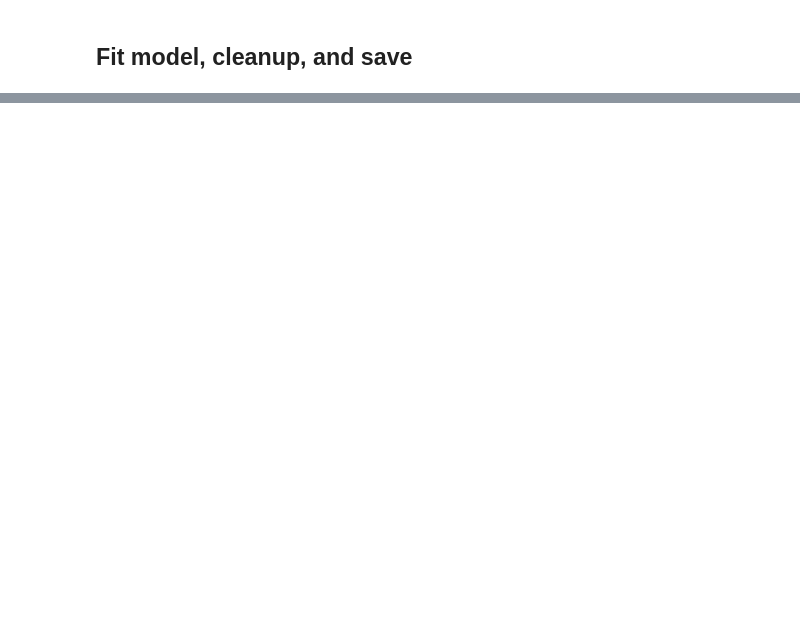
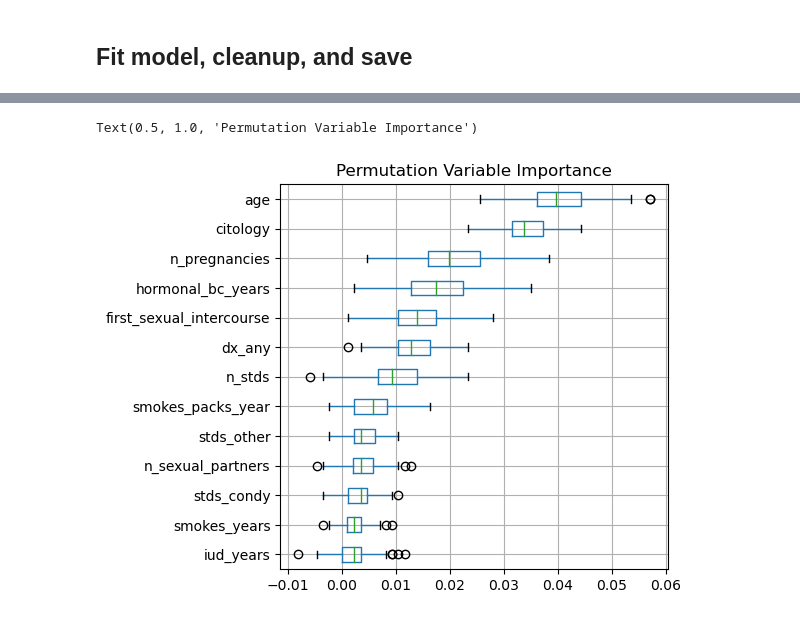
Before and after one commit to jmniehaus/cervical_cancer, a Jupyter notebook: cervical.ipynb, the cells around one changed output, grey strips where cells are left out. Drawn from its saved outputs; the diff is of its cells as text; code cells hidden in the pictures; blank space fills up the shorter version.

```diff
--- a/cervical.ipynb
+++ b/cervical.ipynb
@@ -408,0 +626,6 @@ save_obj(nested_scores, "/home/john/gdrive/github/cervical_cancer/rcv.pkl")
+# %%
+best_parms = [est.best_params_ for est in res["estimator"]]
+best_inner_scores = [est.best_score_ for est in res["estimator"]]
+best_rate = [parms["classifier__learning_rate"] for parms in best_parms]
+best_parms_7 = [parms for parms in best_parms if len(parms) == 7]
+best_parms_10 = [parms for parms in best_parms if len(parms) == 10]
@@ -408,0 +679,4 @@ save_obj(nested_scores, "/home/john/gdrive/github/cervical_cancer/rcv.pkl")
+# %%
+best_final = best_parms[3]
+final = pipe.set_params(**best_final)
+final.fit(x, y.values.flatten())
@@ -408,0 +701,21 @@ save_obj(nested_scores, "/home/john/gdrive/github/cervical_cancer/rcv.pkl")
+# %%
+imp = permutation_importance(
+    final,
+    x,
+    y.values.flatten(),
+    n_repeats = 100,
+    random_state = 897447,
+    n_jobs=-1
+)
+# %%
+imp_sort = imp.importances_mean.argsort()
+imp_df = pd.DataFrame(
+    imp.importances[imp_sort].T,
+    columns = x.columns[imp_sort]
+)
+# %%
+bplot = imp_df.boxplot(vert = False)
+bplot.set_title("Permutation Variable Importance")
+# %% [output]
+Text(0.5, 1.0, 'Permutation Variable Importance')
+[figure, added]
```
Also changed, not shown: parts of 41 cells of this notebook.
